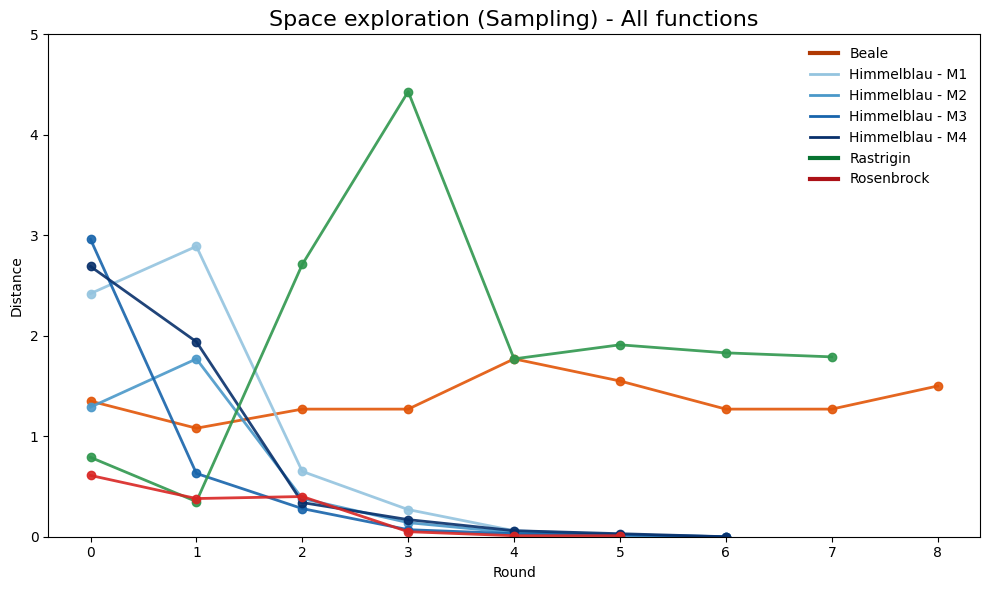
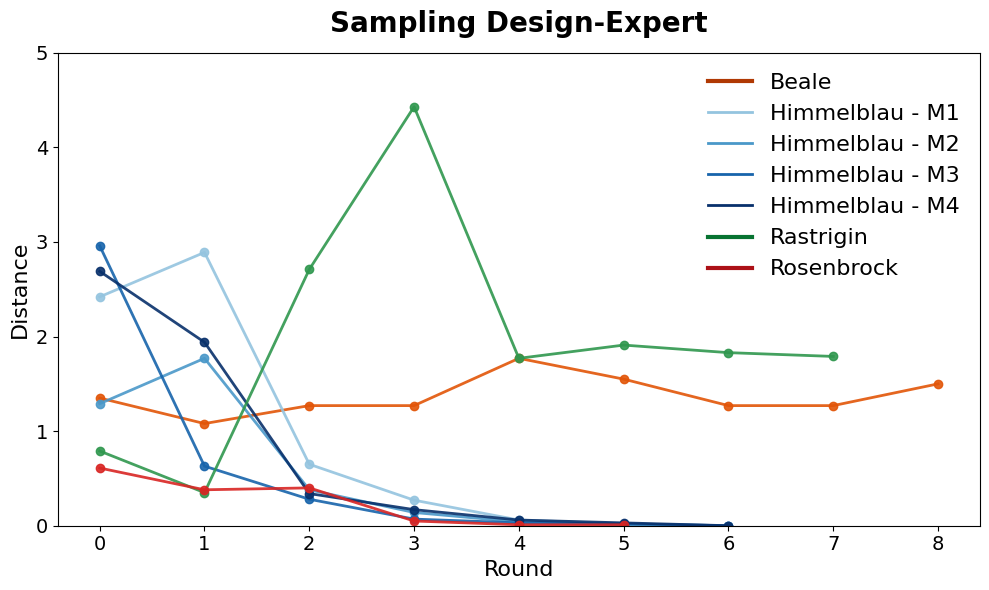
The notebook cell's code change between the first figure and the second:
--- before
+++ after
@@ -53,11 +53,13 @@
 
 
-    plt.title('Space exploration (Sampling) - All functions', fontsize=16)
-    plt.xlabel('Round')
-    plt.ylabel('Distance')
+    plt.title('Sampling Design-Expert', fontweight='bold', fontsize=20, pad=15)
+    plt.xlabel('Round', fontsize=16)
+    plt.ylabel('Distance', fontsize=16)
+    plt.xticks(fontsize=14)
+    plt.yticks(fontsize=14)
 
     plt.ylim(0,5)
 
-    plt.legend(handles=legend_elements, frameon=False)
+    plt.legend(handles=legend_elements, frameon=False, fontsize=16)
     #plt.grid(axis='y', linestyle='--', alpha=0.3)
 

Commit: changes